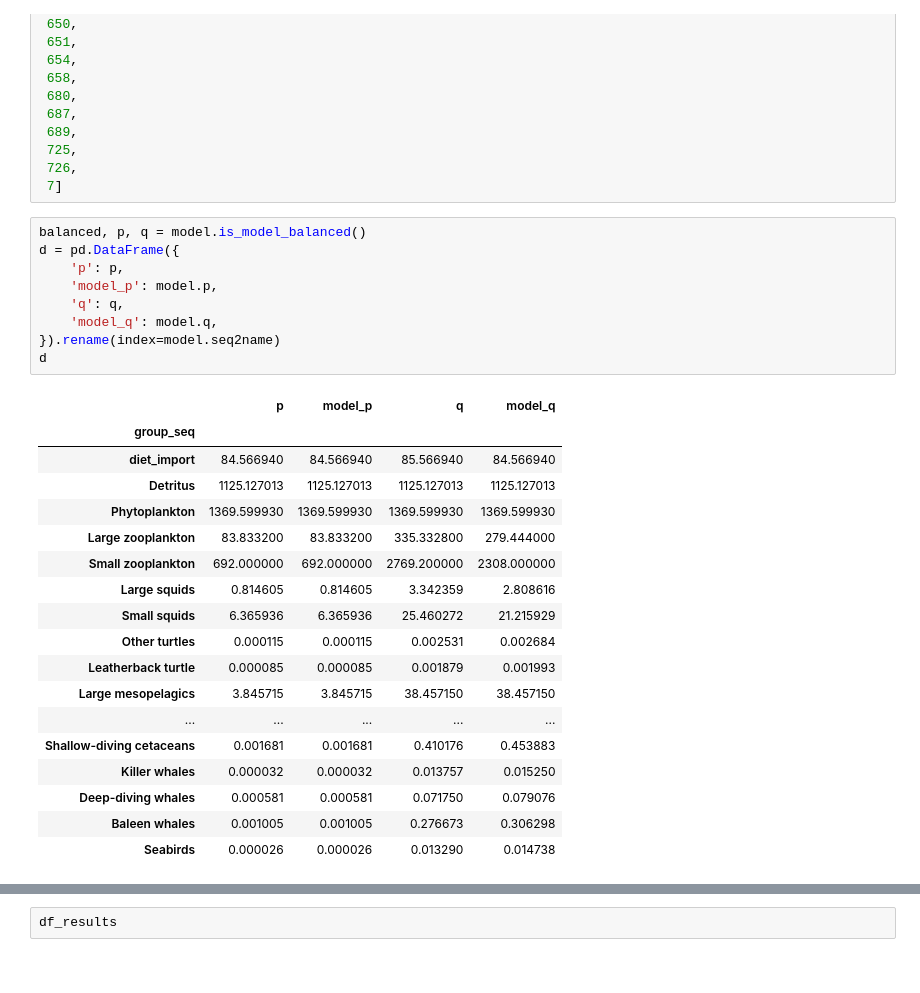
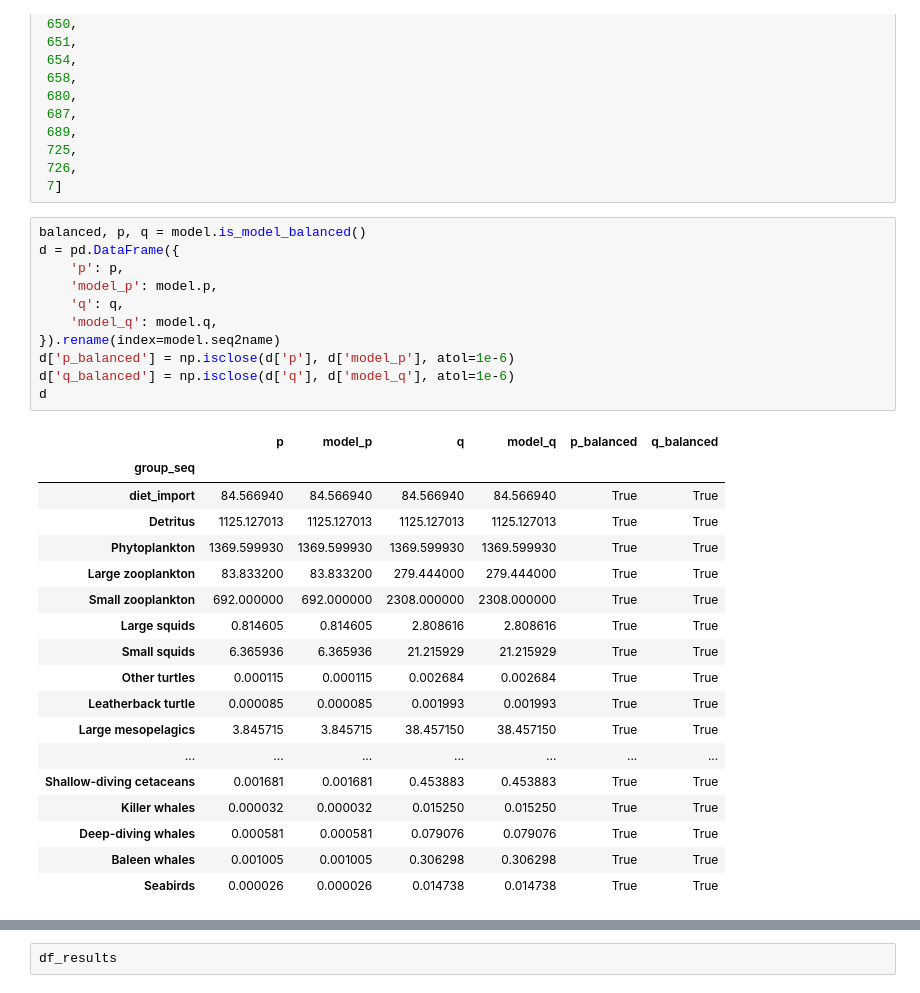
Before and after one commit to idocarmel1/PPREstimation, a Jupyter notebook: tests.ipynb, the cells around one changed output, grey strips where cells are left out. Saved outputs shown, nothing was run; the diff lists cells and outputs as text.

```diff
--- a/tests.ipynb
+++ b/tests.ipynb
@@ -625,31 +571,33 @@ model_numbers_non_default = [108,
 # %%
 balanced, p, q = model.is_model_balanced()
 d = pd.DataFrame({
     'p': p,
     'model_p': model.p,
     'q': q,
     'model_q': model.q,
 }).rename(index=model.seq2name)
+d['p_balanced'] = np.isclose(d['p'], d['model_p'], atol=1e-6)
+d['q_balanced'] = np.isclose(d['q'], d['model_q'], atol=1e-6)
 d
 # %% [output]
-|  | p | model_p | q | model_q |
-| group_seq |  |  |  |  |
-| diet_import | 84.566940 | 84.566940 | 85.566940 | 84.566940 |
-| Detritus | 1125.127013 | 1125.127013 | 1125.127013 | 1125.127013 |
-| Phytoplankton | 1369.599930 | 1369.599930 | 1369.599930 | 1369.599930 |
-| Large zooplankton | 83.833200 | 83.833200 | 335.332800 | 279.444000 |
-| Small zooplankton | 692.000000 | 692.000000 | 2769.200000 | 2308.000000 |
-| Large squids | 0.814605 | 0.814605 | 3.342359 | 2.808616 |
-| Small squids | 6.365936 | 6.365936 | 25.460272 | 21.215929 |
-| Other turtles | 0.000115 | 0.000115 | 0.002531 | 0.002684 |
-| Leatherback turtle | 0.000085 | 0.000085 | 0.001879 | 0.001993 |
-| Large mesopelagics | 3.845715 | 3.845715 | 38.457150 | 38.457150 |
-| ... | ... | ... | ... | ... |
-| Shallow-diving cetaceans | 0.001681 | 0.001681 | 0.410176 | 0.453883 |
-| Killer whales | 0.000032 | 0.000032 | 0.013757 | 0.015250 |
-| Deep-diving whales | 0.000581 | 0.000581 | 0.071750 | 0.079076 |
-| Baleen whales | 0.001005 | 0.001005 | 0.276673 | 0.306298 |
-| Seabirds | 0.000026 | 0.000026 | 0.013290 | 0.014738 |
+|  | p | model_p | q | model_q | p_balanced | q_balanced |
+| group_seq |  |  |  |  |  |  |
+| diet_import | 84.566940 | 84.566940 | 84.566940 | 84.566940 | True | True |
+| Detritus | 1125.127013 | 1125.127013 | 1125.127013 | 1125.127013 | True | True |
+| Phytoplankton | 1369.599930 | 1369.599930 | 1369.599930 | 1369.599930 | True | True |
+| Large zooplankton | 83.833200 | 83.833200 | 279.444000 | 279.444000 | True | True |
+| Small zooplankton | 692.000000 | 692.000000 | 2308.000000 | 2308.000000 | True | True |
+| Large squids | 0.814605 | 0.814605 | 2.808616 | 2.808616 | True | True |
+| Small squids | 6.365936 | 6.365936 | 21.215929 | 21.215929 | True | True |
+| Other turtles | 0.000115 | 0.000115 | 0.002684 | 0.002684 | True | True |
+| Leatherback turtle | 0.000085 | 0.000085 | 0.001993 | 0.001993 | True | True |
+| Large mesopelagics | 3.845715 | 3.845715 | 38.457150 | 38.457150 | True | True |
+| ... | ... | ... | ... | ... | ... | ... |
+| Shallow-diving cetaceans | 0.001681 | 0.001681 | 0.453883 | 0.453883 | True | True |
+| Killer whales | 0.000032 | 0.000032 | 0.015250 | 0.015250 | True | True |
+| Deep-diving whales | 0.000581 | 0.000581 | 0.079076 | 0.079076 | True | True |
+| Baleen whales | 0.001005 | 0.001005 | 0.306298 | 0.306298 | True | True |
+| Seabirds | 0.000026 | 0.000026 | 0.014738 | 0.014738 | True | True |
 # %%
 import warnings
 warnings.simplefilter(action='ignore', category=RuntimeWarning)
```
Also changed, not shown: parts of 4 cells of this notebook, 2 other files.
